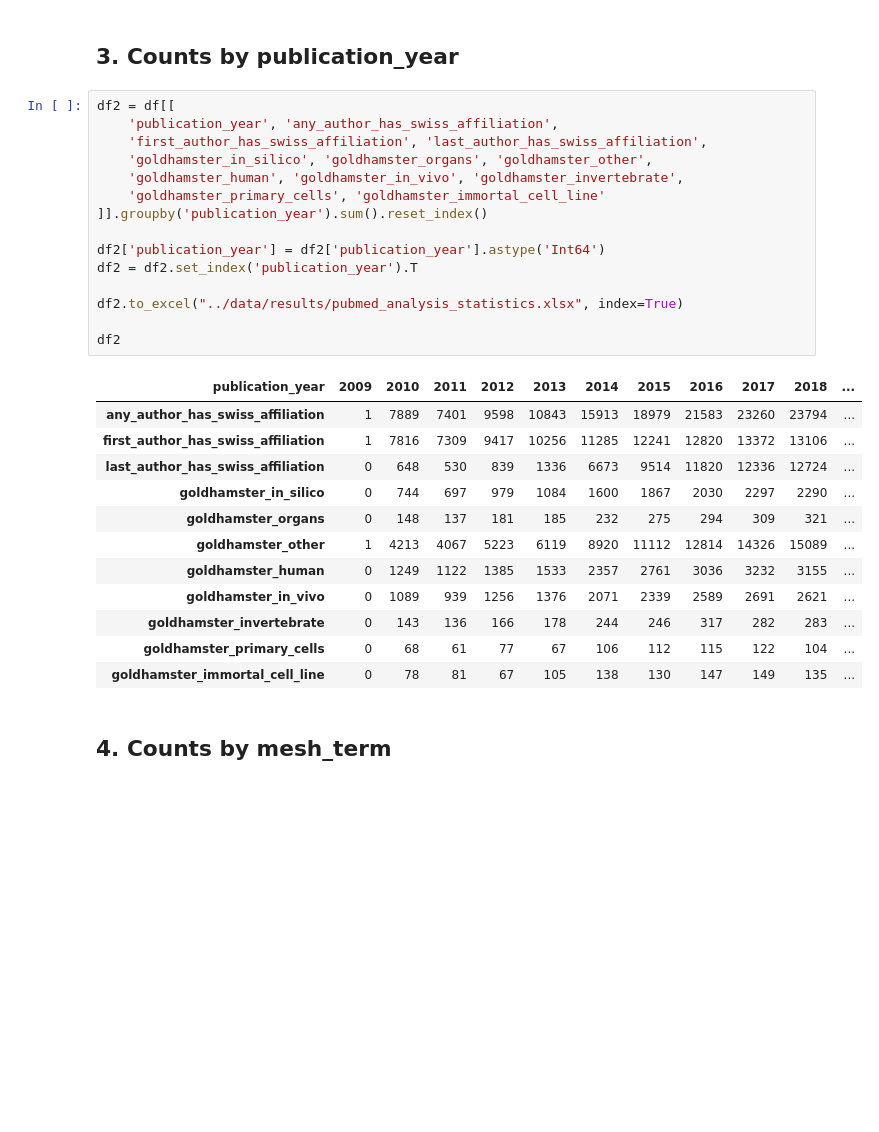
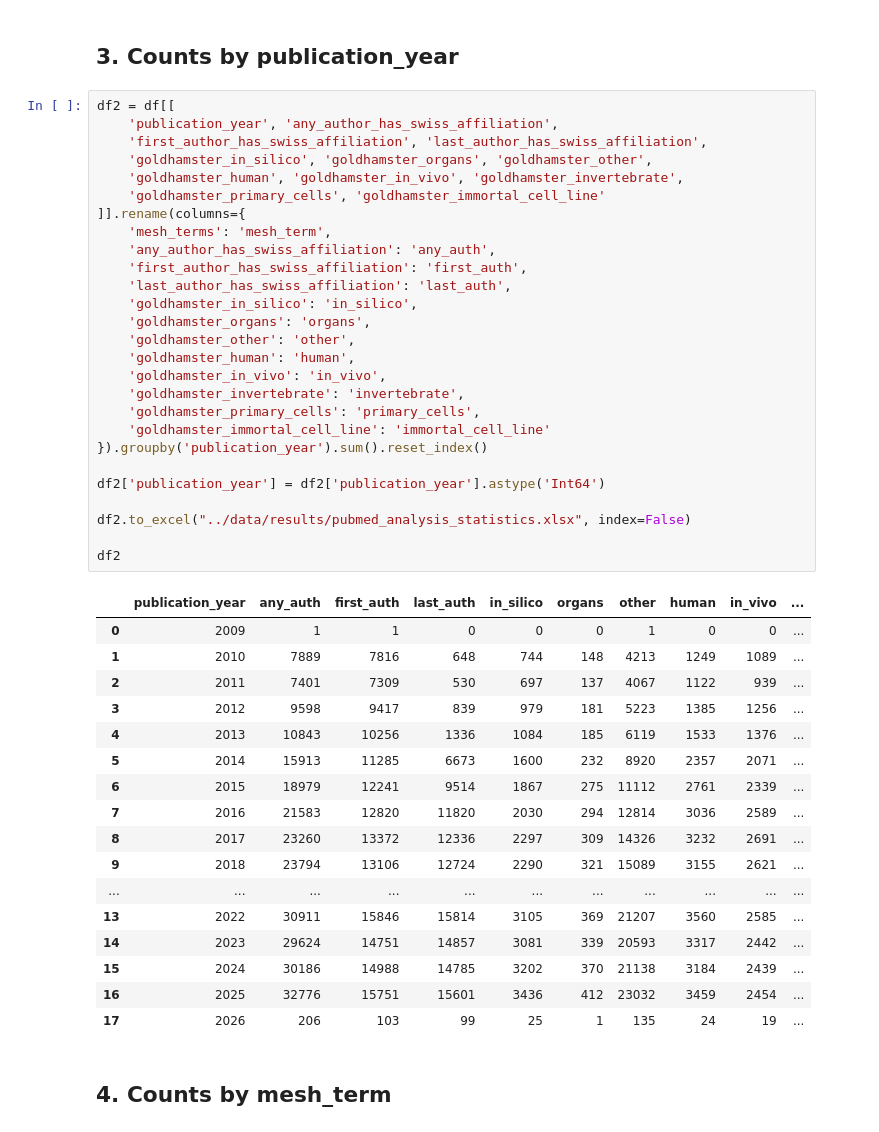
Before and after one commit to magnetilo/3r-monitoring, a Jupyter notebook: notebooks/02_pubmed_analysis_statistics.ipynb, the cells around one changed output. Drawn from its saved outputs; the diff is of its cells as text; blank space fills up the shorter version.

```diff
--- a/notebooks/02_pubmed_analysis_statistics.ipynb
+++ b/notebooks/02_pubmed_analysis_statistics.ipynb
@@ -71,31 +71,48 @@ df.head()
 # %%
 df2 = df[[
     'publication_year', 'any_author_has_swiss_affiliation',
     'first_author_has_swiss_affiliation', 'last_author_has_swiss_affiliation',
     'goldhamster_in_silico', 'goldhamster_organs', 'goldhamster_other',
     'goldhamster_human', 'goldhamster_in_vivo', 'goldhamster_invertebrate',
     'goldhamster_primary_cells', 'goldhamster_immortal_cell_line'
-]].groupby('publication_year').sum().reset_index()
+]].rename(columns={
+    'mesh_terms': 'mesh_term',
+    'any_author_has_swiss_affiliation': 'any_auth',
+    'first_author_has_swiss_affiliation': 'first_auth',
+    'last_author_has_swiss_affiliation': 'last_auth',
+    'goldhamster_in_silico': 'in_silico',
+    'goldhamster_organs': 'organs',
+    'goldhamster_other': 'other',
+    'goldhamster_human': 'human',
+    'goldhamster_in_vivo': 'in_vivo',
+    'goldhamster_invertebrate': 'invertebrate',
+    'goldhamster_primary_cells': 'primary_cells',
+    'goldhamster_immortal_cell_line': 'immortal_cell_line'
+}).groupby('publication_year').sum().reset_index()
 
 df2['publication_year'] = df2['publication_year'].astype('Int64')
-df2 = df2.set_index('publication_year').T
 
-df2.to_excel("../data/results/pubmed_analysis_statistics.xlsx", index=True)
+df2.to_excel("../data/results/pubmed_analysis_statistics.xlsx", index=False)
 
 df2
 # %% [output]
-| publication_year | 2009 | 2010 | 2011 | 2012 | 2013 | 2014 | 2015 | 2016 | 2017 | 2018 | ... |
-| any_author_has_swiss_affiliation | 1 | 7889 | 7401 | 9598 | 10843 | 15913 | 18979 | 21583 | 23260 | 23794 | ... |
-| first_author_has_swiss_affiliation | 1 | 7816 | 7309 | 9417 | 10256 | 11285 | 12241 | 12820 | 13372 | 13106 | ... |
-| last_author_has_swiss_affiliation | 0 | 648 | 530 | 839 | 1336 | 6673 | 9514 | 11820 | 12336 | 12724 | ... |
-| goldhamster_in_silico | 0 | 744 | 697 | 979 | 1084 | 1600 | 1867 | 2030 | 2297 | 2290 | ... |
-| goldhamster_organs | 0 | 148 | 137 | 181 | 185 | 232 | 275 | 294 | 309 | 321 | ... |
-| goldhamster_other | 1 | 4213 | 4067 | 5223 | 6119 | 8920 | 11112 | 12814 | 14326 | 15089 | ... |
-| goldhamster_human | 0 | 1249 | 1122 | 1385 | 1533 | 2357 | 2761 | 3036 | 3232 | 3155 | ... |
-| goldhamster_in_vivo | 0 | 1089 | 939 | 1256 | 1376 | 2071 | 2339 | 2589 | 2691 | 2621 | ... |
-| goldhamster_invertebrate | 0 | 143 | 136 | 166 | 178 | 244 | 246 | 317 | 282 | 283 | ... |
-| goldhamster_primary_cells | 0 | 68 | 61 | 77 | 67 | 106 | 112 | 115 | 122 | 104 | ... |
-| goldhamster_immortal_cell_line | 0 | 78 | 81 | 67 | 105 | 138 | 130 | 147 | 149 | 135 | ... |
+|  | publication_year | any_auth | first_auth | last_auth | in_silico | organs | other | human | in_vivo | ... |
+| 0 | 2009 | 1 | 1 | 0 | 0 | 0 | 1 | 0 | 0 | ... |
+| 1 | 2010 | 7889 | 7816 | 648 | 744 | 148 | 4213 | 1249 | 1089 | ... |
+| 2 | 2011 | 7401 | 7309 | 530 | 697 | 137 | 4067 | 1122 | 939 | ... |
+| 3 | 2012 | 9598 | 9417 | 839 | 979 | 181 | 5223 | 1385 | 1256 | ... |
+| 4 | 2013 | 10843 | 10256 | 1336 | 1084 | 185 | 6119 | 1533 | 1376 | ... |
+| 5 | 2014 | 15913 | 11285 | 6673 | 1600 | 232 | 8920 | 2357 | 2071 | ... |
+| 6 | 2015 | 18979 | 12241 | 9514 | 1867 | 275 | 11112 | 2761 | 2339 | ... |
+| 7 | 2016 | 21583 | 12820 | 11820 | 2030 | 294 | 12814 | 3036 | 2589 | ... |
+| 8 | 2017 | 23260 | 13372 | 12336 | 2297 | 309 | 14326 | 3232 | 2691 | ... |
+| 9 | 2018 | 23794 | 13106 | 12724 | 2290 | 321 | 15089 | 3155 | 2621 | ... |
+| ... | ... | ... | ... | ... | ... | ... | ... | ... | ... | ... |
+| 13 | 2022 | 30911 | 15846 | 15814 | 3105 | 369 | 21207 | 3560 | 2585 | ... |
+| 14 | 2023 | 29624 | 14751 | 14857 | 3081 | 339 | 20593 | 3317 | 2442 | ... |
+| 15 | 2024 | 30186 | 14988 | 14785 | 3202 | 370 | 21138 | 3184 | 2439 | ... |
+| 16 | 2025 | 32776 | 15751 | 15601 | 3436 | 412 | 23032 | 3459 | 2454 | ... |
+| 17 | 2026 | 206 | 103 | 99 | 25 | 1 | 135 | 24 | 19 | ... |
 # %% [markdown]
 ## 4. Counts by mesh_term
 # %%
```
Also changed, not shown: 1 other file.
